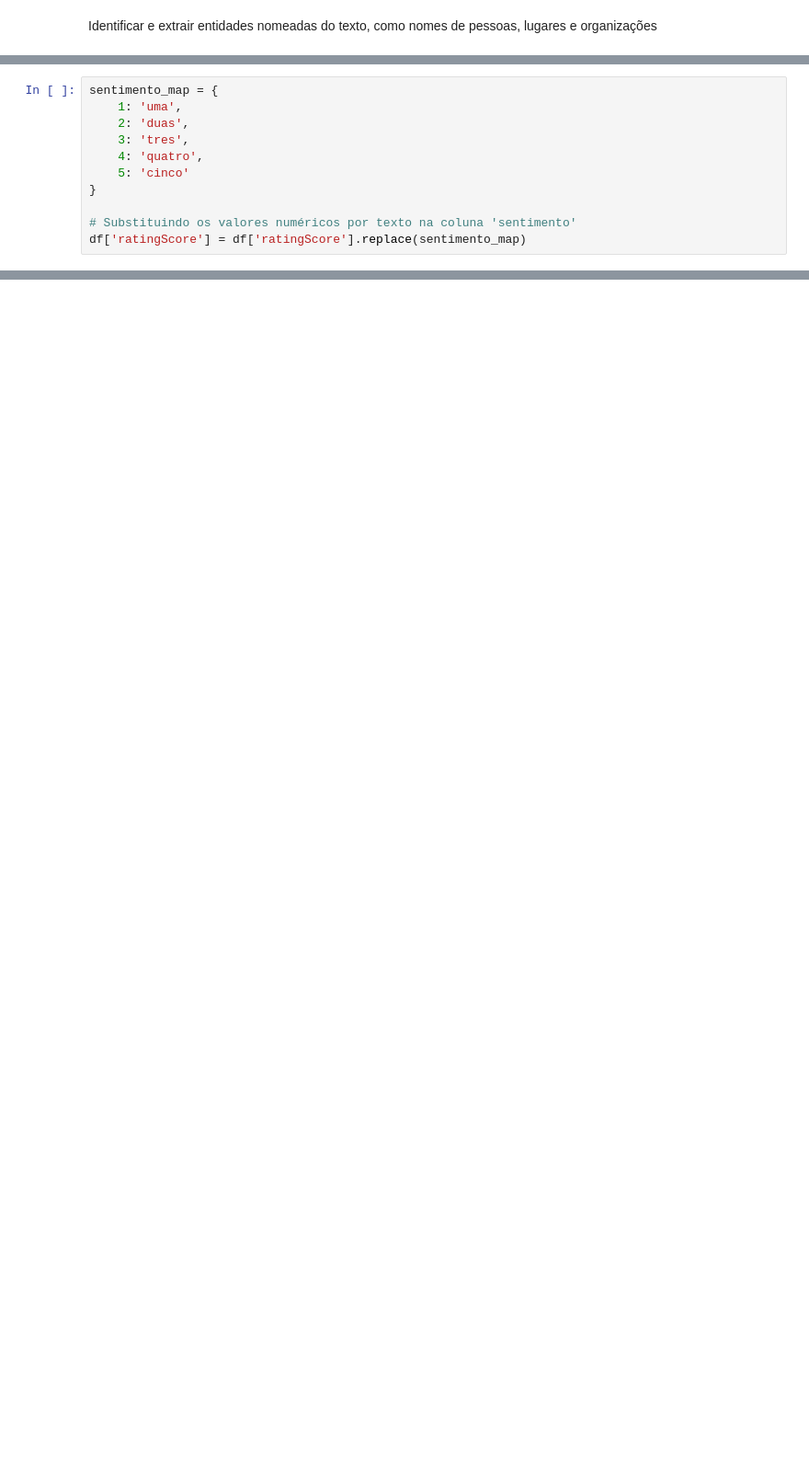
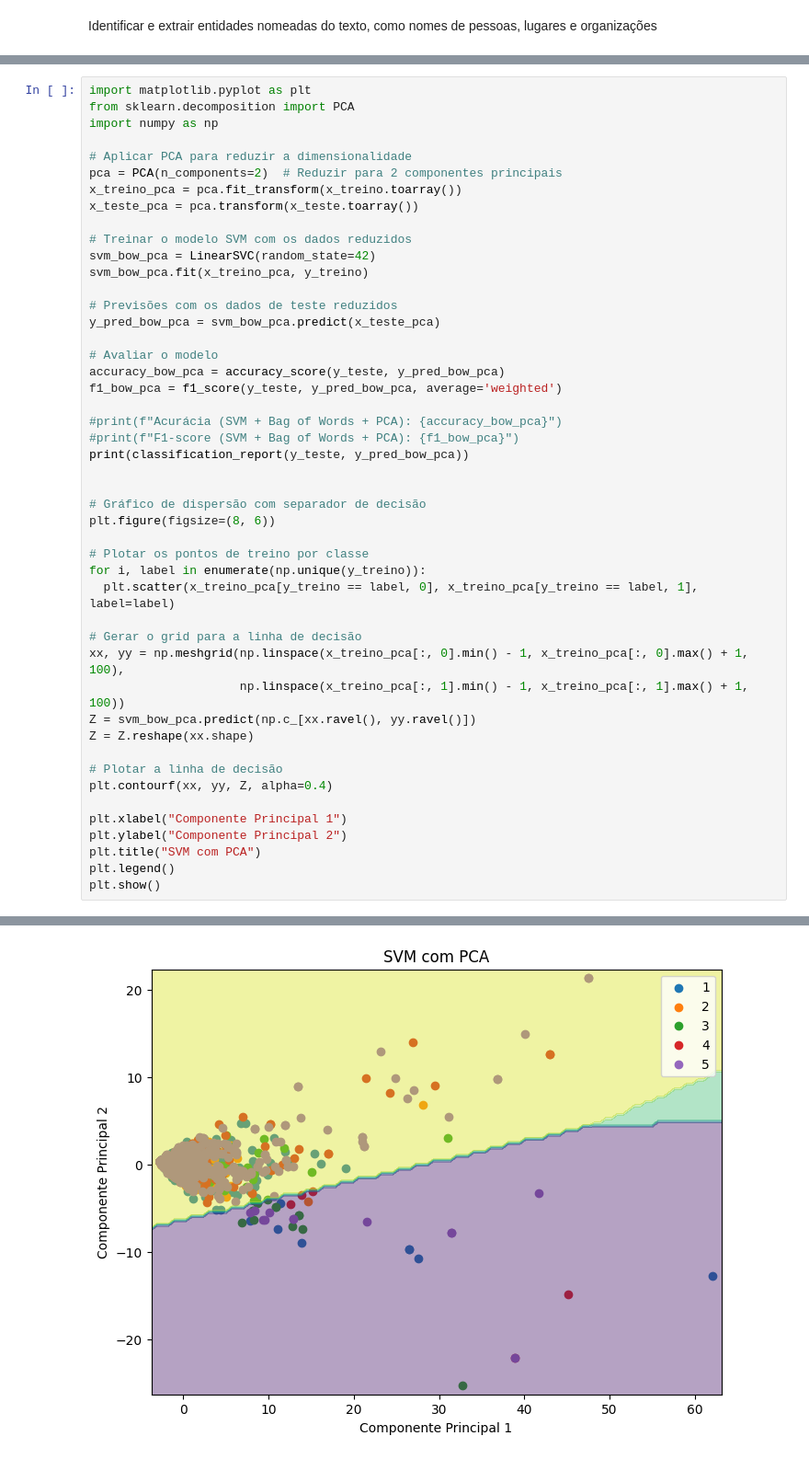
Before and after one commit to Paulo-Moura14/Proc_Ling_natural, a Jupyter notebook: Projeto_NLP_II.ipynb, the cells around one changed output, grey strips where cells are left out. Shown at 92% size. Saved outputs shown, nothing was run; the diff lists cells and outputs as text; blank space fills up the shorter version.

```diff
--- a/Projeto_NLP_II.ipynb
+++ b/Projeto_NLP_II.ipynb
@@ -147,11 +371,0 @@ entities.pprint()
-# %%
-sentimento_map = {
-    1: 'uma',
-    2: 'duas',
-    3: 'tres',
-    4: 'quatro',
-    5: 'cinco'
-}
-
-# Substituindo os valores numéricos por texto na coluna 'sentimento'
-df['ratingScore'] = df['ratingScore'].replace(sentimento_map)
@@ -404,0 +437,48 @@ Utilizar in-context learning significa fornecer um modelo de linguagem como o GP
+# %%
+import matplotlib.pyplot as plt
+from sklearn.decomposition import PCA
+import numpy as np
+
+# Aplicar PCA para reduzir a dimensionalidade
+pca = PCA(n_components=2)  # Reduzir para 2 componentes principais
+x_treino_pca = pca.fit_transform(x_treino.toarray())
+x_teste_pca = pca.transform(x_teste.toarray())
+
+# Treinar o modelo SVM com os dados reduzidos
+svm_bow_pca = LinearSVC(random_state=42)
+svm_bow_pca.fit(x_treino_pca, y_treino)
+
+# Previsões com os dados de teste reduzidos
+y_pred_bow_pca = svm_bow_pca.predict(x_teste_pca)
+
+# Avaliar o modelo
+accuracy_bow_pca = accuracy_score(y_teste, y_pred_bow_pca)
+f1_bow_pca = f1_score(y_teste, y_pred_bow_pca, average='weighted')
+
+#print(f"Acurácia (SVM + Bag of Words + PCA): {accuracy_bow_pca}")
+#print(f"F1-score (SVM + Bag of Words + PCA): {f1_bow_pca}")
+print(classification_report(y_teste, y_pred_bow_pca))
+
+
+# Gráfico de dispersão com separador de decisão
+plt.figure(figsize=(8, 6))
+
+# Plotar os pontos de treino por classe
+for i, label in enumerate(np.unique(y_treino)):
+  plt.scatter(x_treino_pca[y_treino == label, 0], x_treino_pca[y_treino == label, 1], label=label)
+
+# Gerar o grid para a linha de decisão
+xx, yy = np.meshgrid(np.linspace(x_treino_pca[:, 0].min() - 1, x_treino_pca[:, 0].max() + 1, 100),
+                     np.linspace(x_treino_pca[:, 1].min() - 1, x_treino_pca[:, 1].max() + 1, 100))
+Z = svm_bow_pca.predict(np.c_[xx.ravel(), yy.ravel()])
+Z = Z.reshape(xx.shape)
+
+# Plotar a linha de decisão
+plt.contourf(xx, yy, Z, alpha=0.4)
+
+plt.xlabel("Componente Principal 1")
+plt.ylabel("Componente Principal 2")
+plt.title("SVM com PCA")
+plt.legend()
+plt.show()
+# %% [output]
@@ -404,0 +496 @@ Utilizar in-context learning significa fornecer um modelo de linguagem como o GP
+[figure, added]
```
Also changed, not shown: parts of 81 cells of this notebook.
